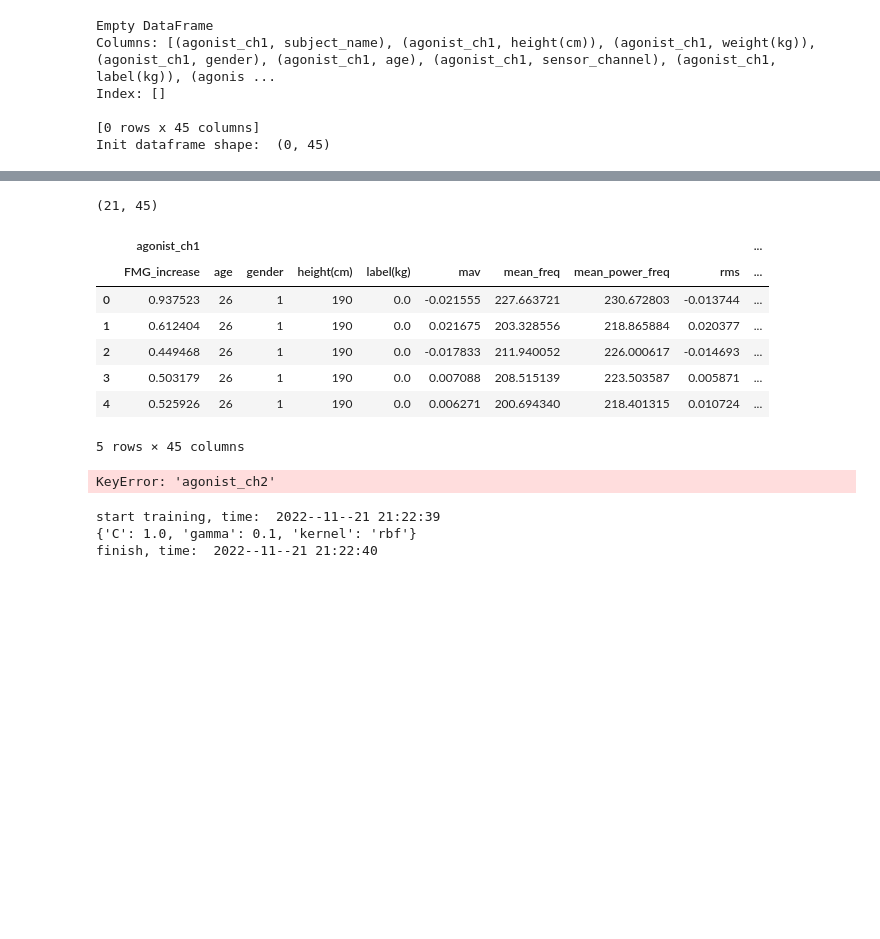
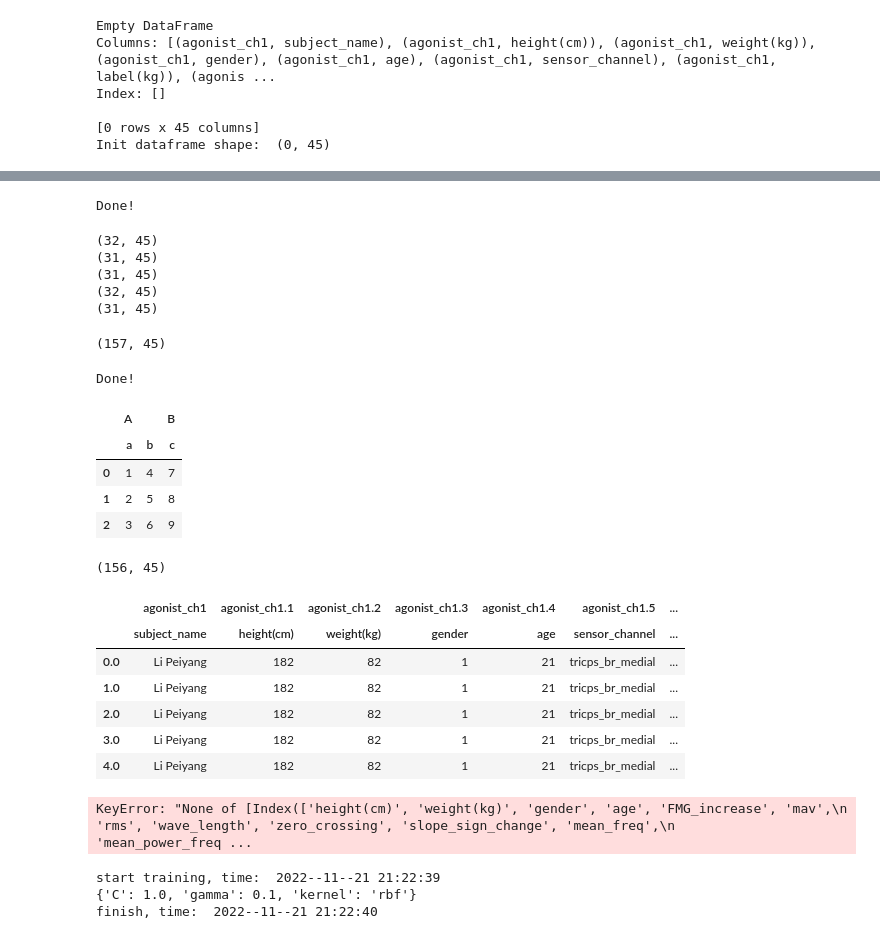
Before and after one commit to WynminMark/FMG-sEMG-processing, a Jupyter notebook: form_multi_channel_dataset.ipynb, the cells around one changed output, grey strips where cells are left out. Cells and saved outputs as stored; diff of their text form; code cells hidden in the pictures; blank space fills up the shorter version.

```diff
--- a/form_multi_channel_dataset.ipynb
+++ b/form_multi_channel_dataset.ipynb
@@ -162,0 +143,49 @@ WARNING: This file already exists!
+# %%
+'''
+写入文件，增加覆盖检查功能
+'''
+filename = folder_path+'\\'+subject_name+"_tricps_br.csv"
+
+df_save_csv(all_feature_df, filename)
+# %% [output]
+Done!
+# %%
+"""读取数据csv合并成一个"""
+df_lpy1 = pd.read_csv(r"E:\Data\20230424-单人双次iFEMG肌力等级测试\lpy-1\lpy1_tricps_br.csv", index_col=0)
+print(df_lpy1.shape)
+df_lpy2 = pd.read_csv(r"E:\Data\20230424-单人双次iFEMG肌力等级测试\lpy-2\lpy2_tricps_br.csv", index_col=0)
+print(df_lpy2.shape)
+
+df_pym1 = pd.read_csv(r"E:\Data\20230424-单人双次iFEMG肌力等级测试\pym-1\pym1_tricps_br.csv", index_col=0)
+print(df_pym1.shape)
+df_pym2 = pd.read_csv(r"E:\Data\20230424-单人双次iFEMG肌力等级测试\pym-2\pym2_tricps_br.csv", index_col=0)
+print(df_pym2.shape)
+
+df_zk2 = pd.read_csv(r"E:\Data\20230424-单人双次iFEMG肌力等级测试\zk-2\zk2_tricps_br.csv", index_col=0)
+print(df_zk2.shape)
+# %% [output]
+(32, 45)
+(31, 45)
+(31, 45)
+(32, 45)
+(31, 45)
+# %%
+dd = pd.concat([df_lpy1, df_lpy2, df_pym1, df_pym2, df_zk2], ignore_index=True)
+dd.shape
+# %% [output]
+(157, 45)
+# %%
+df_save_csv(dd, r"E:\Data\20230424-单人双次iFEMG肌力等级测试\tricps_br(pure relaxed).csv")
+# %% [output]
+Done!
+# %%
+# 定义df1
+df1 = pd.DataFrame({'a': [1, 2, 3], 'b': [4, 5, 6], 'c': [7, 8, 9]})
+df1.columns = pd.MultiIndex.from_tuples([('A', 'a'), ('A', 'b'), ('B', 'c')])
+df1
+# %% [output]
+|  | A |  | B |
+|  | a | b | c |
+| 0 | 1 | 4 | 7 |
+| 1 | 2 | 5 | 8 |
+| 2 | 3 | 6 | 9 |
@@ -172,19 +205,18 @@ from sklearn.model_selection import GridSearchCV
 from sklearn.model_selection import train_test_split
 from sklearn.metrics import mean_squared_error
 # %%
-data_df = pd.read_csv(r"D:\code\data\iFEMG_data_set\Three_channel_dataset\LiRuya\Lry_tricps_br_lay.csv", header=[0, 1], index_col=0)
+data_df = pd.read_csv(r"E:\Data\20230424-单人双次iFEMG肌力等级测试\tricps_br(pure relaxed).csv", header=[0, 1], index_col=0)
 print(data_df.shape)
 data_df.head()
 # %% [output]
-(21, 45)
+(156, 45)
-|  | agonist_ch1 |  |  |  |  |  |  |  |  | ... |
-|  | FMG_increase | age | gender | height(cm) | label(kg) | mav | mean_freq | mean_power_freq | rms | ... |
-| 0 | 0.937523 | 26 | 1 | 190 | 0.0 | -0.021555 | 227.663721 | 230.672803 | -0.013744 | ... |
-| 1 | 0.612404 | 26 | 1 | 190 | 0.0 | 0.021675 | 203.328556 | 218.865884 | 0.020377 | ... |
-| 2 | 0.449468 | 26 | 1 | 190 | 0.0 | -0.017833 | 211.940052 | 226.000617 | -0.014693 | ... |
-| 3 | 0.503179 | 26 | 1 | 190 | 0.0 | 0.007088 | 208.515139 | 223.503587 | 0.005871 | ... |
-| 4 | 0.525926 | 26 | 1 | 190 | 0.0 | 0.006271 | 200.694340 | 218.401315 | 0.010724 | ... |
+|  | agonist_ch1 | agonist_ch1.1 | agonist_ch1.2 | agonist_ch1.3 | agonist_ch1.4 | agonist_ch1.5 | ... |
+|  | subject_name | height(cm) | weight(kg) | gender | age | sensor_channel | ... |
+| 0.0 | Li Peiyang | 182 | 82 | 1 | 21 | tricps_br_medial | ... |
+| 1.0 | Li Peiyang | 182 | 82 | 1 | 21 | tricps_br_medial | ... |
+| 2.0 | Li Peiyang | 182 | 82 | 1 | 21 | tricps_br_medial | ... |
+| 3.0 | Li Peiyang | 182 | 82 | 1 | 21 | tricps_br_medial | ... |
+| 4.0 | Li Peiyang | 182 | 82 | 1 | 21 | tricps_br_medial | ... |
-5 rows × 45 columns
 # %%
 x1_data = data_df["agonist_ch1"][['height(cm)', 'weight(kg)', 'gender', 'age', 'FMG_increase', 'mav', 'rms', 'wave_length', 'zero_crossing', 'slope_sign_change', 'mean_freq', 'mean_power_freq']].values
 x2_data = data_df["agonist_ch2"][['height(cm)', 'weight(kg)', 'gender', 'age', 'FMG_increase', 'mav', 'rms', 'wave_length', 'zero_crossing', 'slope_sign_change', 'mean_freq', 'mean_power_freq']].values
@@ -206,7 +238,7 @@ print("train label length: ", train_label.shape)
 print("test data shape: ", test_data.shape)
 print("test label length: ", test_label.shape)
 # %% [output]
-KeyError: 'agonist_ch2'
+KeyError: "None of [Index(['height(cm)', 'weight(kg)', 'gender', 'age', 'FMG_increase', 'mav',\n       'rms', 'wave_length', 'zero_crossing', 'slope_sign_change', 'mean_freq',\n       'mean_power_freq ...
 # %%
 """
 Grid searching best parameters of SVR model
```
Also changed, not shown: parts of 8 cells of this notebook, 4 other files.
